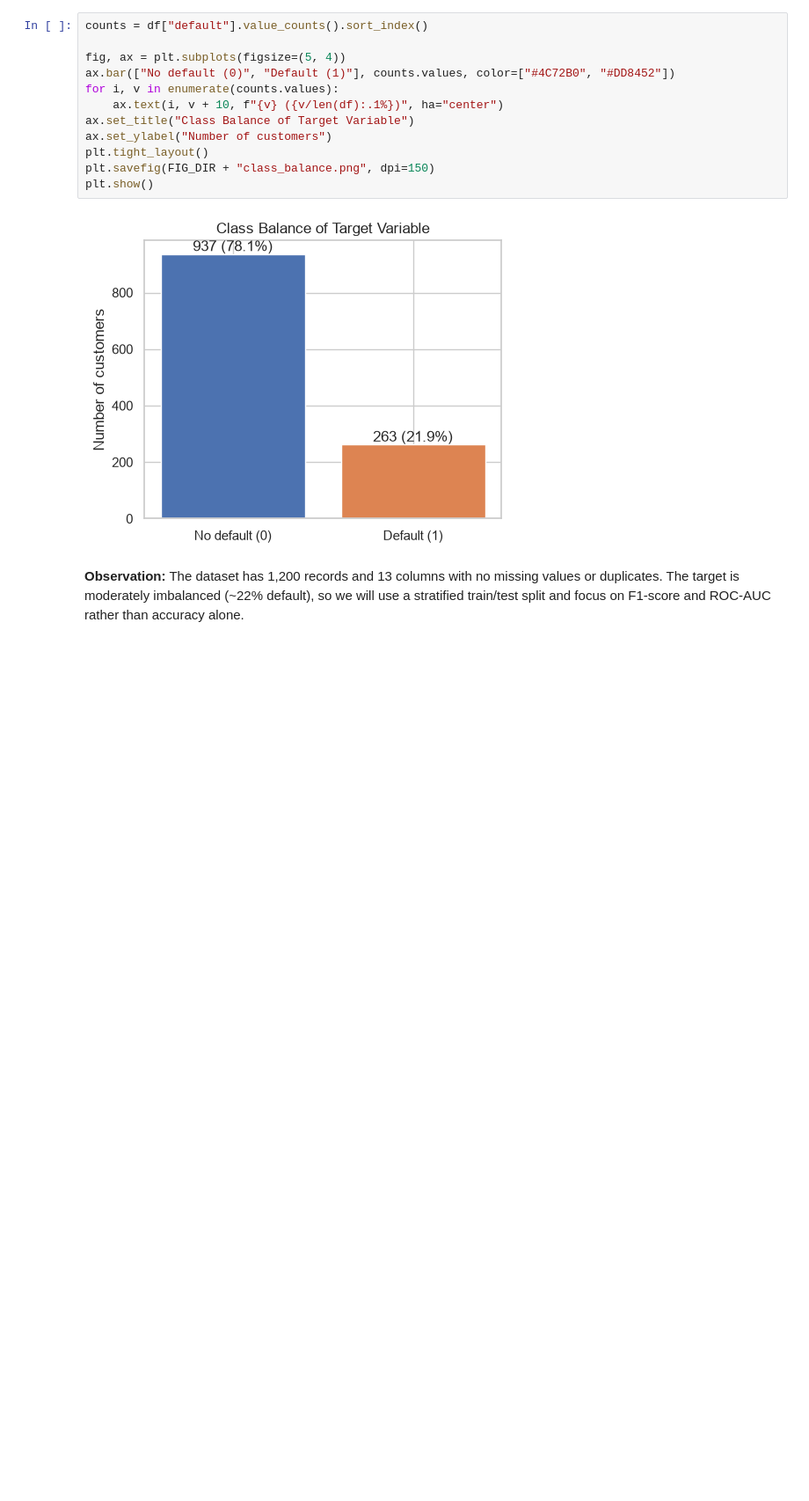
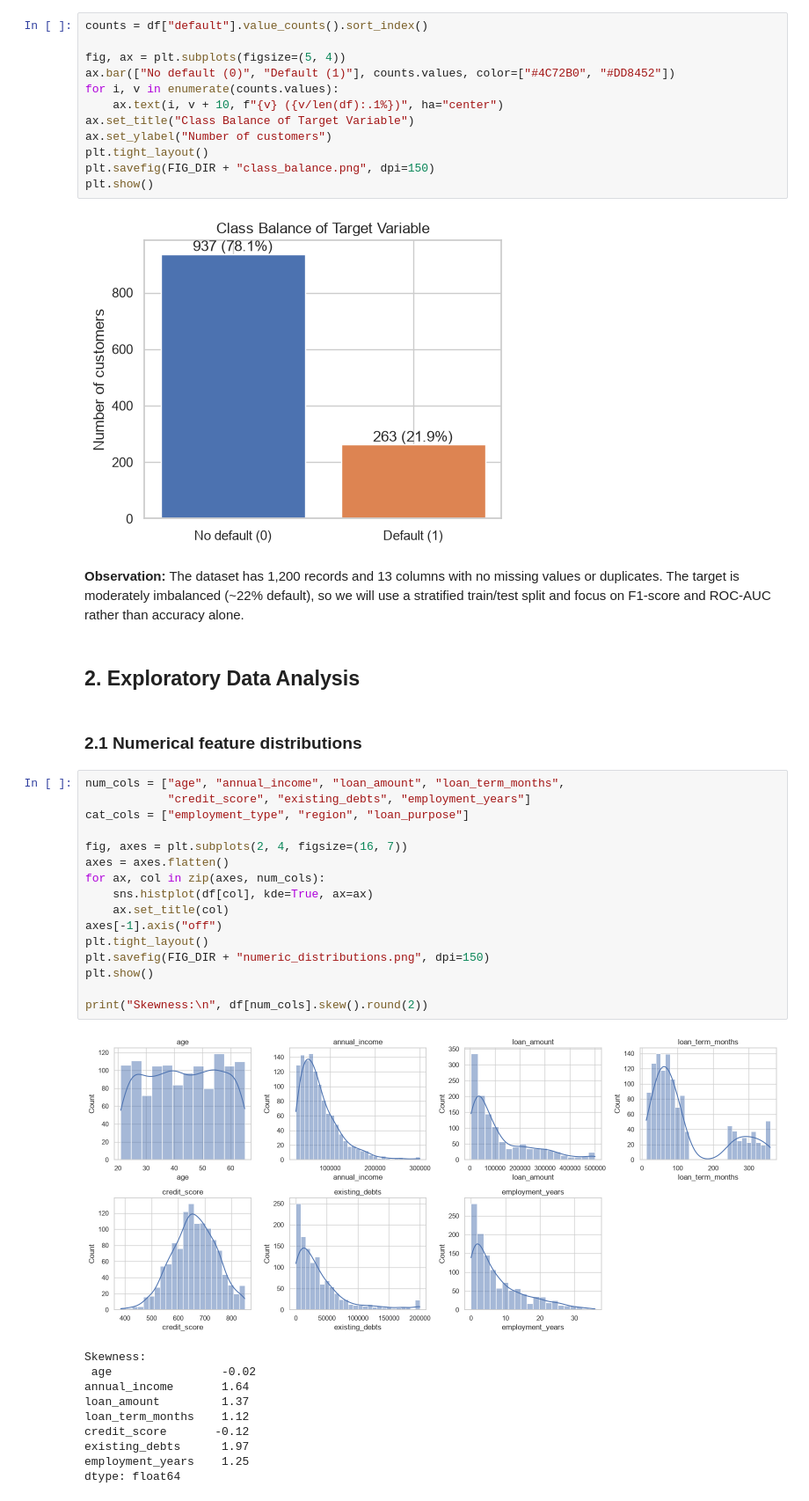
Before and after one commit to qist-tuah/wie3007-data-mining-project, a Jupyter notebook: notebooks/02_feature_engineering_eda.ipynb, the cells around one changed output. Shown at 88% size. Cells and saved outputs as stored; diff of their text form; blank space fills up the shorter version.

Commit message:
Added EDA: distributions, correlations, default rate by category

```diff
--- a/notebooks/02_feature_engineering_eda.ipynb
+++ b/notebooks/02_feature_engineering_eda.ipynb
@@ -103,3 +103,34 @@ plt.show()
 **Observation:** The dataset has 1,200 records and 13 columns with no missing values
 or duplicates. The target is moderately imbalanced (~22% default), so we will use a
 stratified train/test split and focus on F1-score and ROC-AUC rather than accuracy alone.
+# %% [markdown]
+## 2. Exploratory Data Analysis
+# %% [markdown]
+### 2.1 Numerical feature distributions
+# %%
+num_cols = ["age", "annual_income", "loan_amount", "loan_term_months",
+            "credit_score", "existing_debts", "employment_years"]
+cat_cols = ["employment_type", "region", "loan_purpose"]
+
+fig, axes = plt.subplots(2, 4, figsize=(16, 7))
+axes = axes.flatten()
+for ax, col in zip(axes, num_cols):
+    sns.histplot(df[col], kde=True, ax=ax)
+    ax.set_title(col)
+axes[-1].axis("off")
+plt.tight_layout()
+plt.savefig(FIG_DIR + "numeric_distributions.png", dpi=150)
+plt.show()
+
+print("Skewness:\n", df[num_cols].skew().round(2))
+# %% [output]
+[figure, added]
+Skewness:
+ age                -0.02
+annual_income       1.64
+loan_amount         1.37
+loan_term_months    1.12
+credit_score       -0.12
+existing_debts      1.97
+employment_years    1.25
+dtype: float64
```
Also changed, not shown: parts of 13 cells of this notebook, 4 other files.
